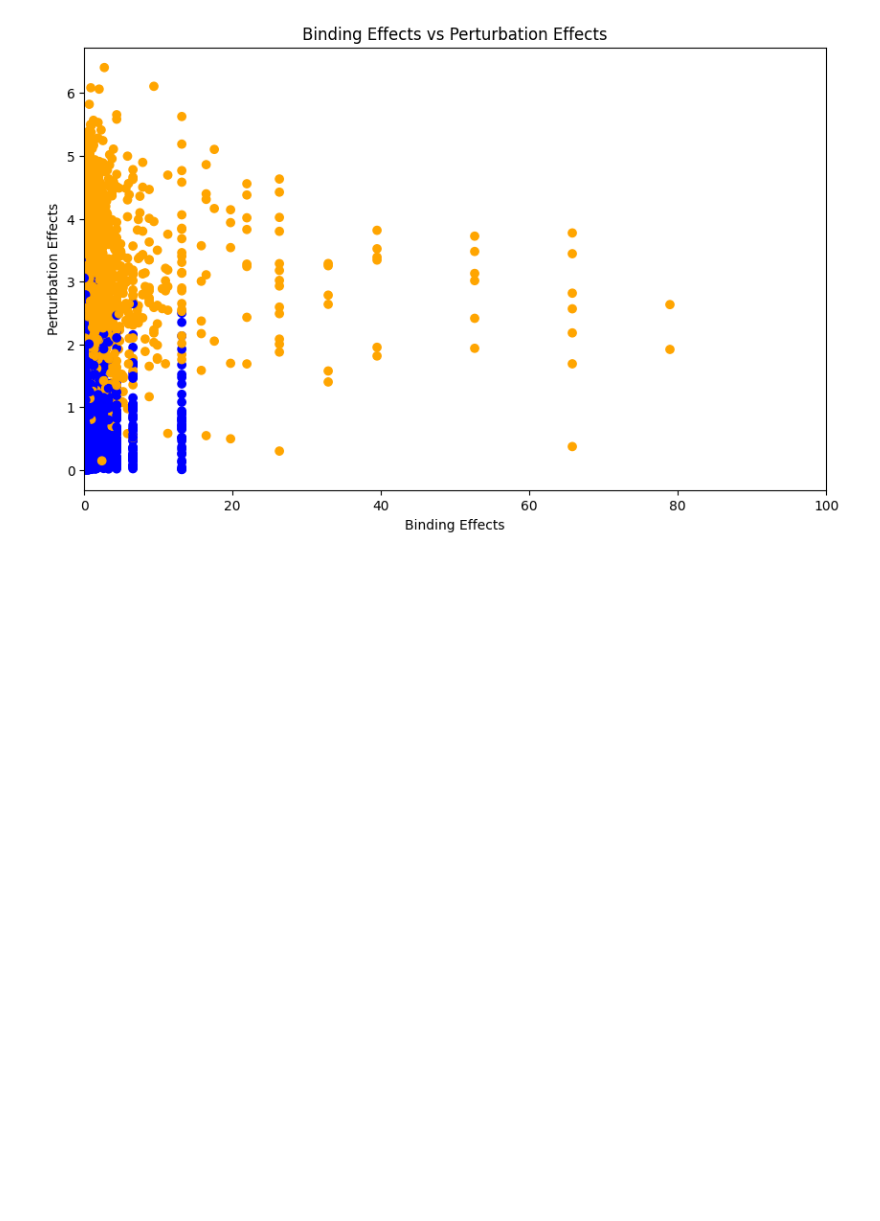
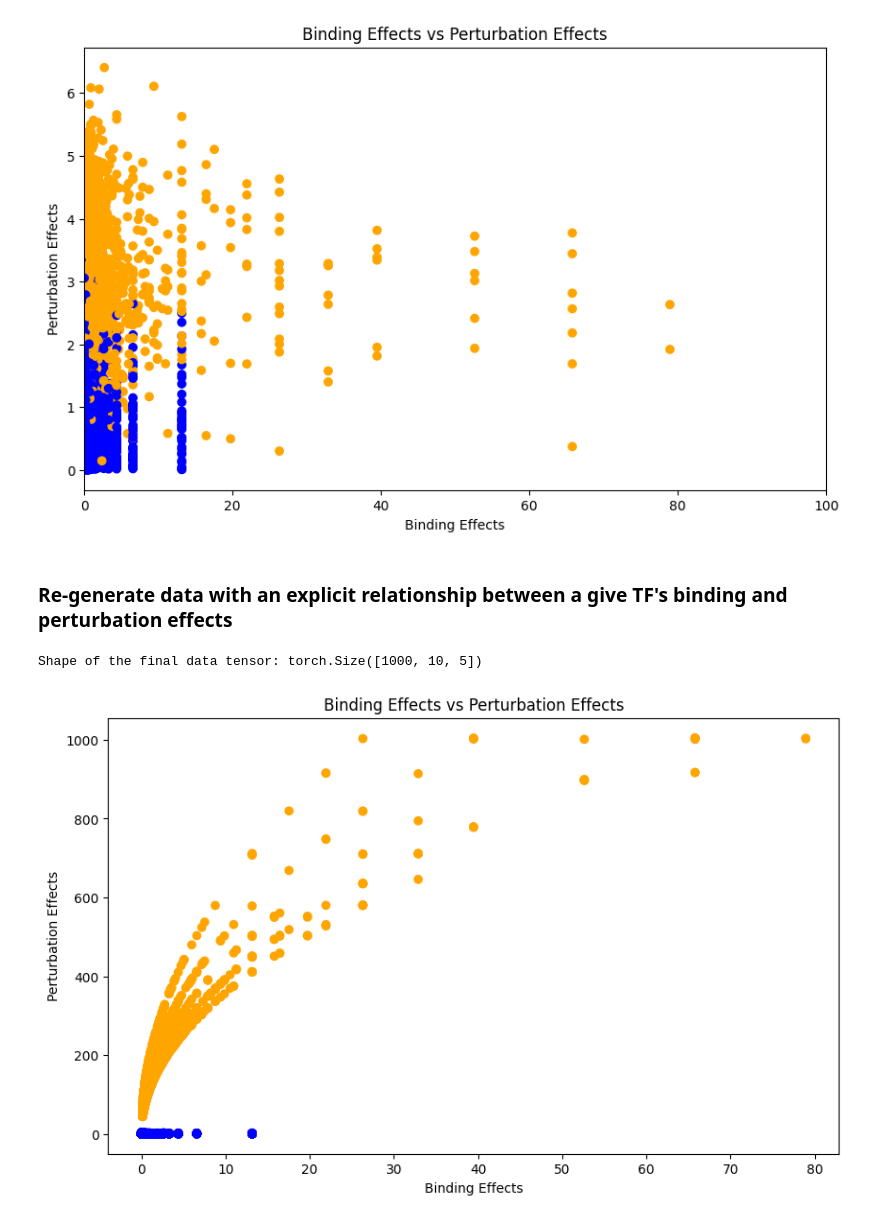
Before and after one commit to BrentLab/yeastdnnexplorer, a Jupyter notebook: docs/tutorials/generate_in_silico_data.ipynb, the cells around one changed output. Drawn from its saved outputs; the diff is of its cells as text; code cells hidden in the pictures; blank space fills up the shorter version.

Commit message:
adding another cell to the tutorial to show how to use the function that relates binding strength to purturbation effect

```diff
--- a/docs/tutorials/generate_in_silico_data.ipynb
+++ b/docs/tutorials/generate_in_silico_data.ipynb
@@ -214,3 +214,39 @@ plt.xlim(0,100)
 plt.show()
 # %% [output]
 [figure]
+# %% [markdown]
+### Re-generate data with an explicit relationship between a give TF's binding and perturbation effects
+# %%
+# in this case, select the TF binding data that corresponds with the effect data
+# which we wish to produce. use the .unsqueeze(1) method to add the TF dimension
+# after selecting the TF
+perturbation_effects_tf_influenced = [generate_perturbation_effects(binding_data_tensor[:,tf_index,:].unsqueeze(1), tf_index=0, max_mean_adjustment=1000.0)
+                             for tf_index in range(sum(n_sample))]
+
+perturbation_pvalue_tf_influenced = [generate_pvalues(perturbation_effects)
+                            for perturbation_effects in perturbation_effects_list]
+
+perturbation_effects_tensor_tf_influened = torch.stack(perturbation_effects_tf_influenced, dim=1).unsqueeze(-1)
+perturbation_pvalues_tensor_tf_influenced = torch.stack(perturbation_pvalue_tf_influenced, dim=1).unsqueeze(-1)
+
+# Concatenate along the last dimension to form a [n_genes, n_tfs, 5] tensor
+final_data_tensor_tf_influenced = torch.cat(
+    (binding_data_tensor,
+     perturbation_effects_tensor_tf_influened,
+     perturbation_pvalues_tensor_tf_influenced),
+    dim=2)
+
+# Verify the shape
+print("Shape of the final data tensor:", final_data_tensor.shape)
+# %% [output]
+Shape of the final data tensor: torch.Size([1000, 10, 5])
+# %%
+# Plotting
+plt.figure(figsize=(10, 6))
+plt.scatter(final_data_tensor_tf_influenced[:, :, 1].flatten(), final_data_tensor_tf_influenced[:, :, 3].flatten().abs(), c=['blue' if x == 0 else 'orange' for x in labels])
+plt.title('Binding Effects vs Perturbation Effects')
+plt.xlabel('Binding Effects')
+plt.ylabel('Perturbation Effects')
+plt.show()
+# %% [output]
+[figure, added]
```
